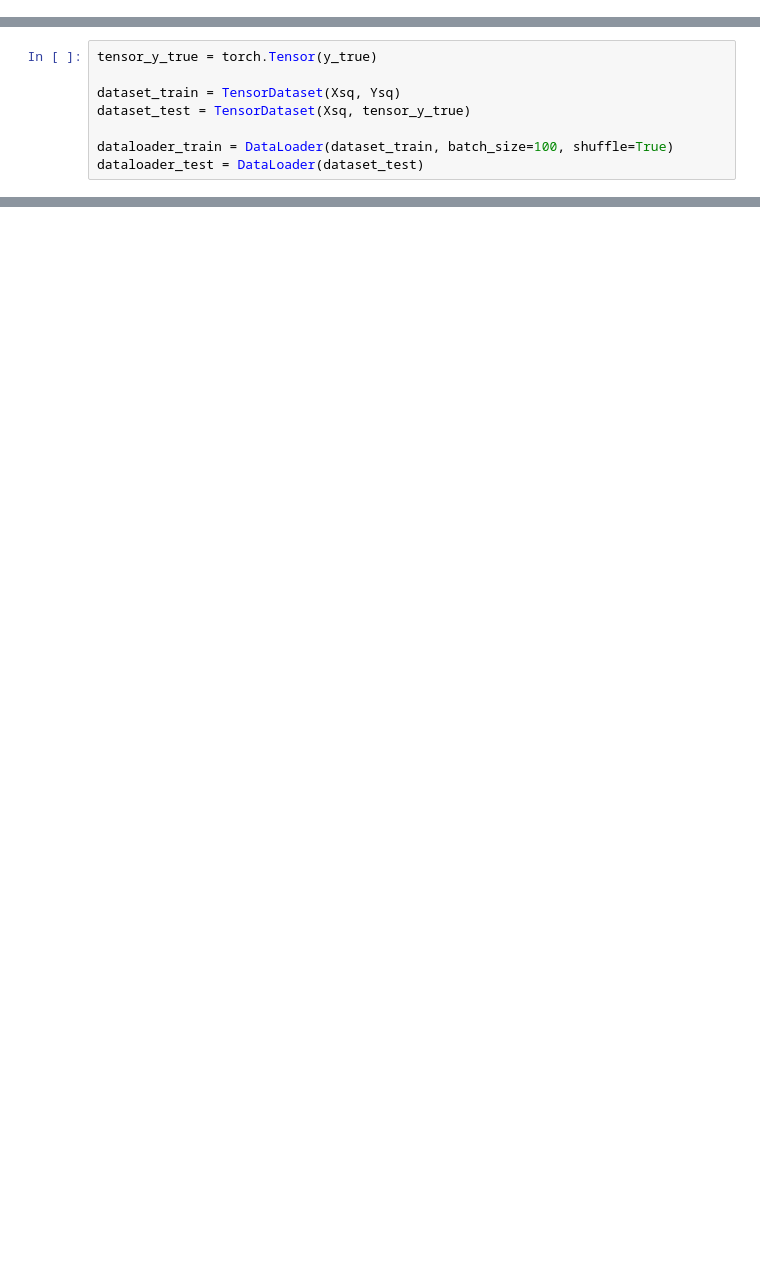
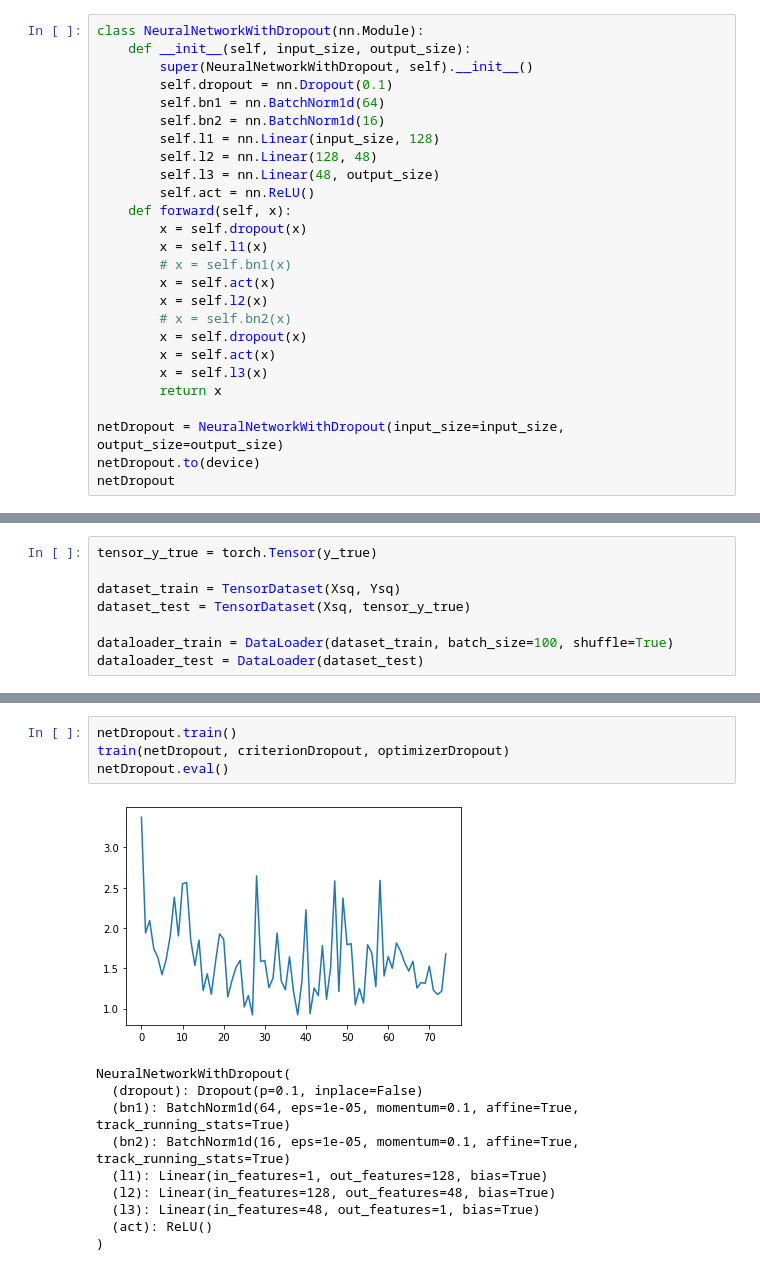
Before and after one commit to Rebxxt/ml-learn, a Jupyter notebook: lab1.ipynb, the cells around one changed output, grey strips where cells are left out. Drawn from its saved outputs; the diff is of its cells as text; blank space fills up the shorter version.

```diff
--- a/lab1.ipynb
+++ b/lab1.ipynb
@@ -115,2 +125,28 @@ NeuralNetwork(
   (act): ReLU()
 )
+# %%
+class NeuralNetworkWithDropout(nn.Module):
+    def __init__(self, input_size, output_size):
+        super(NeuralNetworkWithDropout, self).__init__()
+        self.dropout = nn.Dropout(0.1)
+        self.bn1 = nn.BatchNorm1d(64)
+        self.bn2 = nn.BatchNorm1d(16)
+        self.l1 = nn.Linear(input_size, 128)
+        self.l2 = nn.Linear(128, 48)
+        self.l3 = nn.Linear(48, output_size)
+        self.act = nn.ReLU()
+    def forward(self, x):
+        x = self.dropout(x)
+        x = self.l1(x)
+        # x = self.bn1(x)
+        x = self.act(x)
+        x = self.l2(x)
+        # x = self.bn2(x)
+        x = self.dropout(x)
+        x = self.act(x)
+        x = self.l3(x)
+        return x
+
+netDropout = NeuralNetworkWithDropout(input_size=input_size, output_size=output_size)
+netDropout.to(device)
+netDropout
@@ -169,0 +230,15 @@ plt.show()
+# %%
+netDropout.train()
+train(netDropout, criterionDropout, optimizerDropout)
+netDropout.eval()
+# %% [output]
+[figure, added]
+NeuralNetworkWithDropout(
+  (dropout): Dropout(p=0.1, inplace=False)
+  (bn1): BatchNorm1d(64, eps=1e-05, momentum=0.1, affine=True, track_running_stats=True)
+  (bn2): BatchNorm1d(16, eps=1e-05, momentum=0.1, affine=True, track_running_stats=True)
+  (l1): Linear(in_features=1, out_features=128, bias=True)
+  (l2): Linear(in_features=128, out_features=48, bias=True)
+  (l3): Linear(in_features=48, out_features=1, bias=True)
+  (act): ReLU()
+)
```
Also changed, not shown: parts of 15 cells of this notebook, 6 other files.
